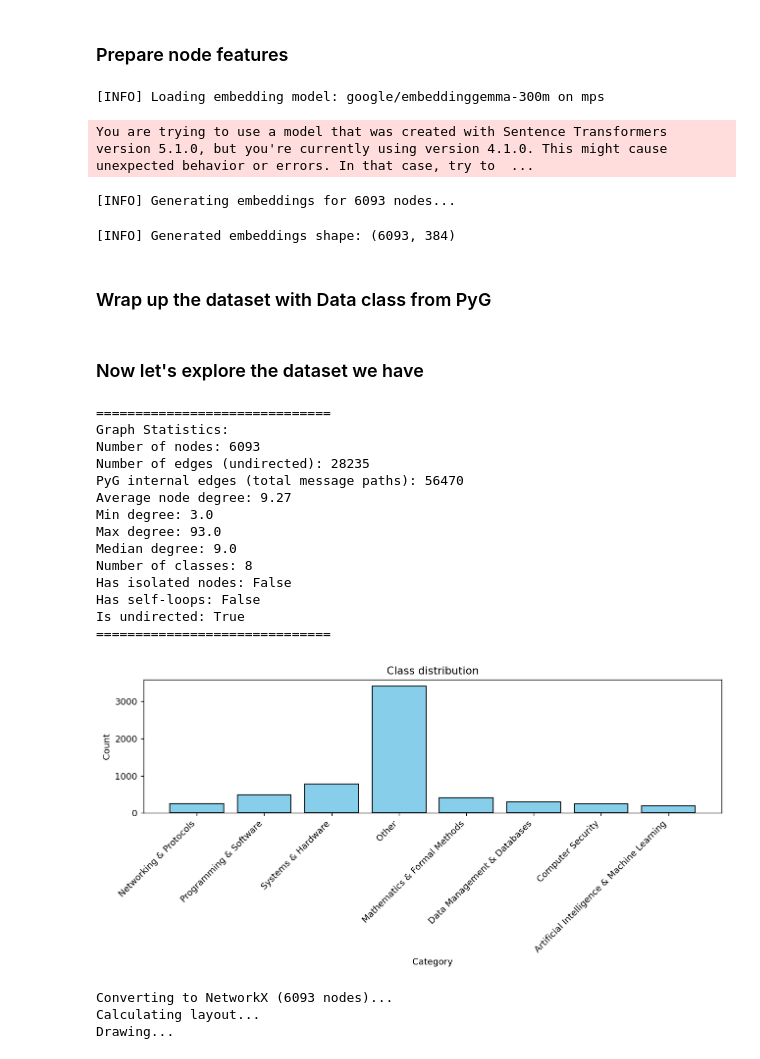
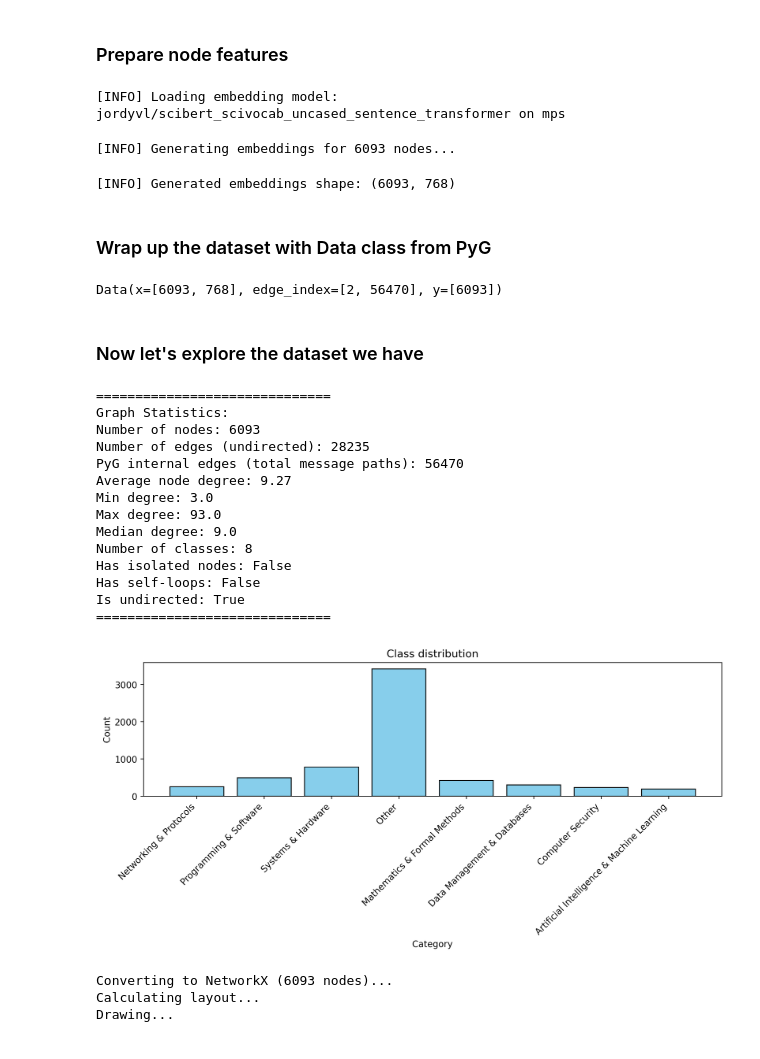
Before and after one commit to lolyhop/gnn-wiki-project, a Jupyter notebook: notebooks/inspect_final_dataset.ipynb, the cells around one changed output. Cells and saved outputs as stored; diff of their text form; code cells hidden in the pictures.

```diff
--- a/notebooks/inspect_final_dataset.ipynb
+++ b/notebooks/inspect_final_dataset.ipynb
@@ -60,12 +60,12 @@ torch.Size([2, 56470])
 # %% [markdown]
 ### Prepare node features
 # %%
-model_name: str = "google/embeddinggemma-300m"
+model_name: str = "jordyvl/scibert_scivocab_uncased_sentence_transformer"
 device: str = "mps" if torch.backends.mps.is_available() else "cpu"
 
 print(f"[INFO] Loading embedding model: {model_name} on {device}")
 
-model = SentenceTransformer(model_name, device=device, truncate_dim=384)
+model = SentenceTransformer(model_name, device=device)
 
 query_prompts = [shorten(nodes_dict[t].get("text", ""), width=750) for t in titles]
 
@@ -83,13 +83,16 @@ print(f"[INFO] Generated embeddings shape: {query_embeddings.shape}")
 
 x = torch.tensor(query_embeddings, dtype=torch.float)
 # %% [output]
-[INFO] Loading embedding model: google/embeddinggemma-300m on mps
+[INFO] Loading embedding model: jordyvl/scibert_scivocab_uncased_sentence_transformer on mps
-You are trying to use a model that was created with Sentence Transformers version 5.1.0, but you're currently using version 4.1.0. This might cause unexpected behavior or errors. In that case, try to  ...
+[INFO] Generating embeddings for 6093 nodes...
-[INFO] Generating embeddings for 6093 nodes...
+[INFO] Generated embeddings shape: (6093, 768)
-[INFO] Generated embeddings shape: (6093, 384)
 # %% [markdown]
 ### Wrap up the dataset with Data class from PyG
 # %%
 data = Data(x=x, edge_index=edge_index, y=y)
+# %%
+data
+# %% [output]
+Data(x=[6093, 768], edge_index=[2, 56470], y=[6093])
 # %%
 # Save dataset for future use
@@ -126,33 +129,33 @@ print_graph_stats(data)
 
 idx_to_cat = {i: cat for cat, i in cat_to_idx.items()}
 unique, counts = torch.unique(data.y, return_counts=True)
 class_names = [idx_to_cat[i.item()] for i in unique]
 
-plt.figure(figsize=(10, 5), dpi=130)
+plt.figure(figsize=(10, 5), dpi=250)
 plt.bar(unique.numpy(), counts.numpy(), color="skyblue", edgecolor="black")
 
 plt.title("Class distribution")
 plt.xlabel("Category")
 plt.ylabel("Count")
 
 plt.xticks(ticks=unique.numpy(), labels=class_names, rotation=45, ha="right")
 
 plt.tight_layout()
 plt.show()
 # %% [output]
 ==============================
 Graph Statistics:
 Number of nodes: 6093
 Number of edges (undirected): 28235
 PyG internal edges (total message paths): 56470
 Average node degree: 9.27
 Min degree: 3.0
 Max degree: 93.0
 Median degree: 9.0
 Number of classes: 8
 Has isolated nodes: False
 Has self-loops: False
 Is undirected: True
 ==============================
-[figure, old version]
+[figure, new version]
 # %%
```
Also changed, not shown: parts of 2 cells of this notebook, 23 other files.
